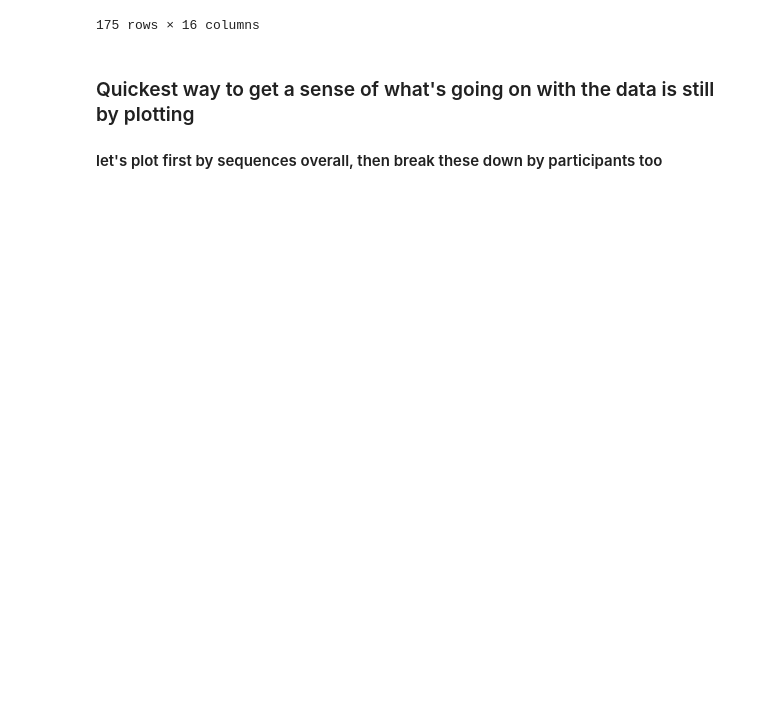
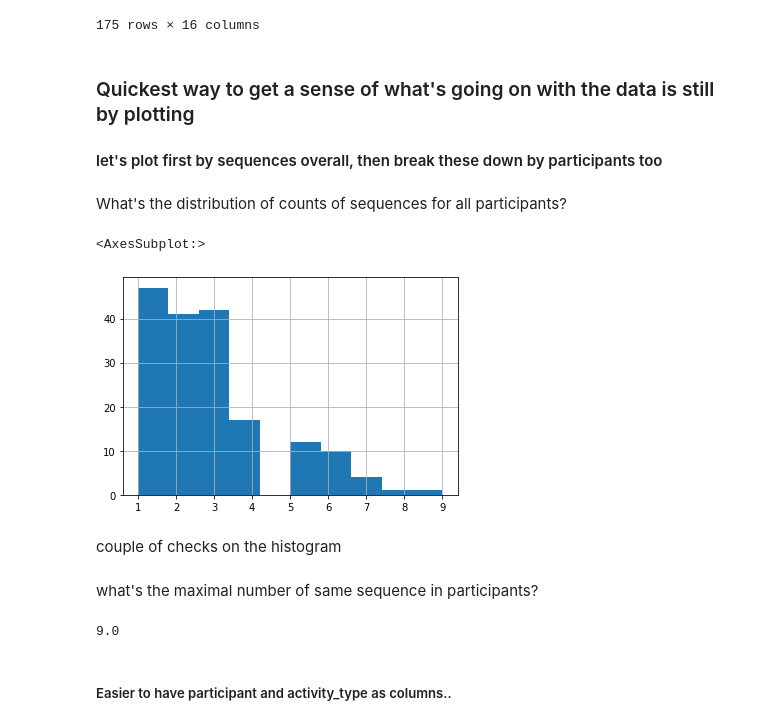
Before and after one commit to ym-pett/motiondetection, a Jupyter notebook: notebooks/descriptive_statistics.ipynb, the cells around one changed output. Drawn from its saved outputs; the diff is of its cells as text; code cells hidden in the pictures; blank space fills up the shorter version.

```diff
--- a/notebooks/descriptive_statistics.ipynb
+++ b/notebooks/descriptive_statistics.ipynb
@@ -111,3 +107,20 @@ desc_df
 ### Quickest way to get a sense of what's going on with the data is still by plotting
 
 #### let's plot first by sequences overall, then break these down by participants too
+# %% [markdown]
+What's the distribution of counts of sequences for all participants?
+# %%
+desc_df['number_of_measurements']['count'].hist()
+# %% [output]
+<AxesSubplot:>
+[figure, added]
+# %% [markdown]
+couple of checks on the histogram
+# %% [markdown]
+what's the maximal number of same sequence in participants?
+# %%
+desc_df['number_of_measurements']['count'].max()
+# %% [output]
+9.0
+# %% [markdown]
+##### Easier to have participant and activity_type as columns..
```
Also changed, not shown: parts of 5 cells of this notebook.
